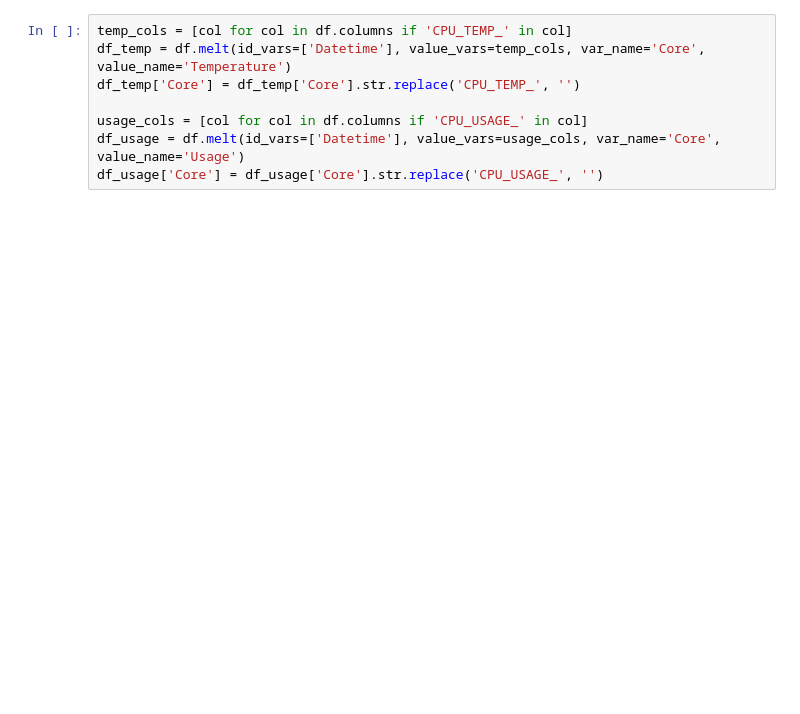
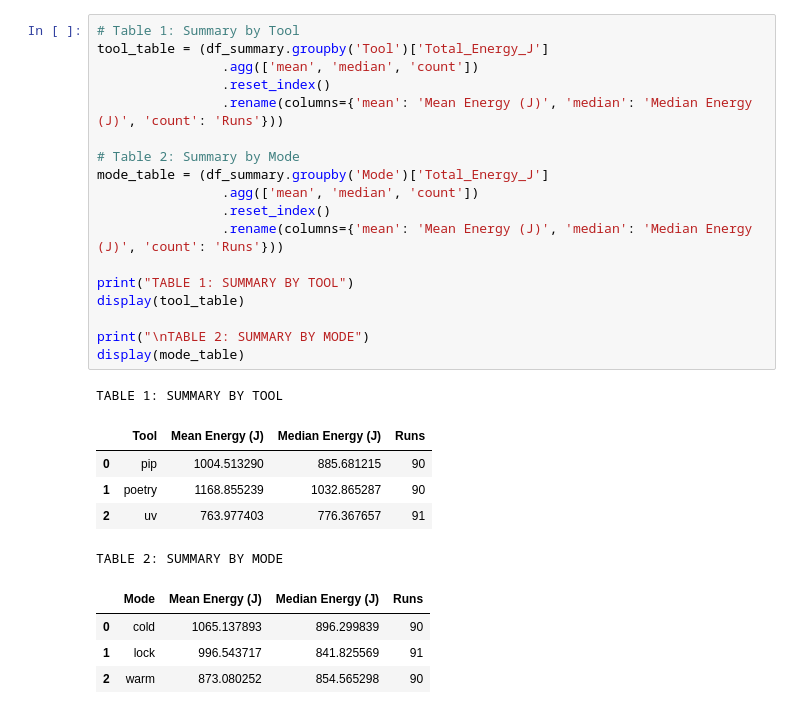
Before and after one commit to Elia-J/python-package-manager-energy-benchmark, a Jupyter notebook: analysis.ipynb, the cells around one changed output. Cells and saved outputs as stored; diff of their text form; blank space fills up the shorter version.

```diff
--- a/analysis.ipynb
+++ b/analysis.ipynb
@@ -15,9 +71,30 @@ df['Datetime'] = pd.to_datetime(df['Time'], unit='ms')
 # %%
-temp_cols = [col for col in df.columns if 'CPU_TEMP_' in col]
-df_temp = df.melt(id_vars=['Datetime'], value_vars=temp_cols, var_name='Core', value_name='Temperature')
-df_temp['Core'] = df_temp['Core'].str.replace('CPU_TEMP_', '')
+# Table 1: Summary by Tool
+tool_table = (df_summary.groupby('Tool')['Total_Energy_J']
+                .agg(['mean', 'median', 'count'])
+                .reset_index()
+                .rename(columns={'mean': 'Mean Energy (J)', 'median': 'Median Energy (J)', 'count': 'Runs'}))
 
-usage_cols = [col for col in df.columns if 'CPU_USAGE_' in col]
-df_usage = df.melt(id_vars=['Datetime'], value_vars=usage_cols, var_name='Core', value_name='Usage')
-df_usage['Core'] = df_usage['Core'].str.replace('CPU_USAGE_', '')
+# Table 2: Summary by Mode
+mode_table = (df_summary.groupby('Mode')['Total_Energy_J']
+                .agg(['mean', 'median', 'count'])
+                .reset_index()
+                .rename(columns={'mean': 'Mean Energy (J)', 'median': 'Median Energy (J)', 'count': 'Runs'}))
+
+print("TABLE 1: SUMMARY BY TOOL")
+display(tool_table)
+
+print("\nTABLE 2: SUMMARY BY MODE")
+display(mode_table)
+# %% [output]
+TABLE 1: SUMMARY BY TOOL
+|  | Tool | Mean Energy (J) | Median Energy (J) | Runs |
+| 0 | pip | 1004.513290 | 885.681215 | 90 |
+| 1 | poetry | 1168.855239 | 1032.865287 | 90 |
+| 2 | uv | 763.977403 | 776.367657 | 91 |
+TABLE 2: SUMMARY BY MODE
+|  | Mode | Mean Energy (J) | Median Energy (J) | Runs |
+| 0 | cold | 1065.137893 | 896.299839 | 90 |
+| 1 | lock | 996.543717 | 841.825569 | 91 |
+| 2 | warm | 873.080252 | 854.565298 | 90 |
 # %%
```
Also changed, not shown: parts of 4 cells of this notebook.
